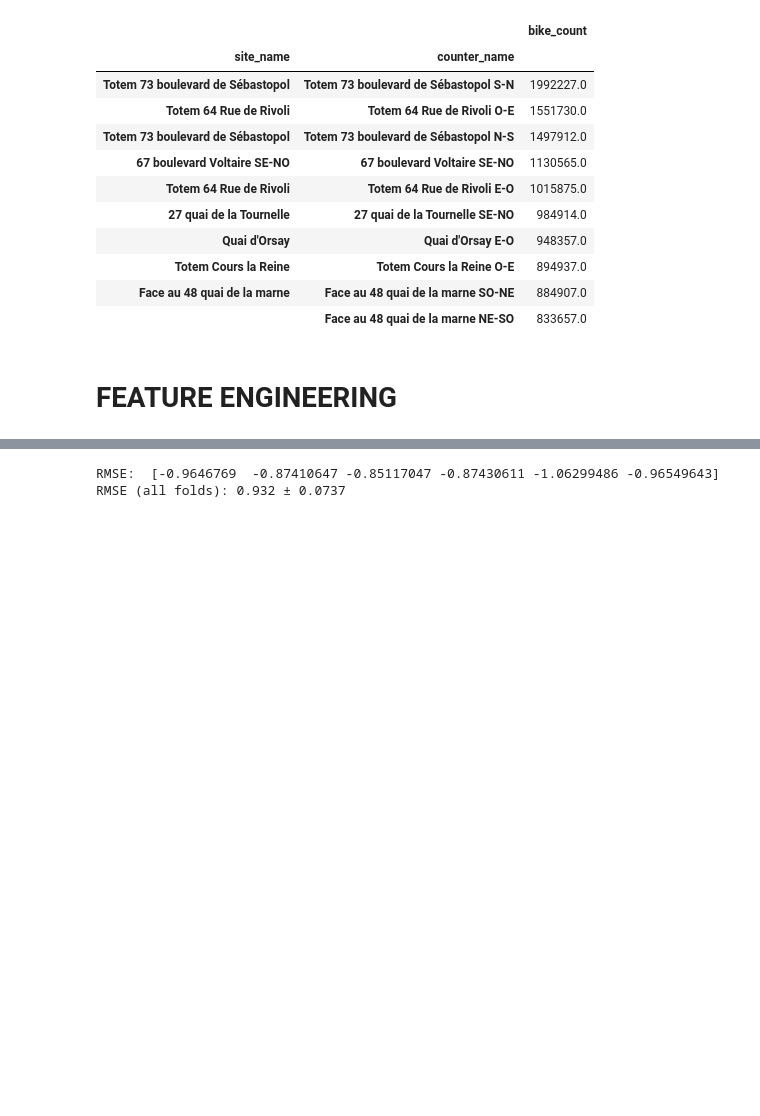
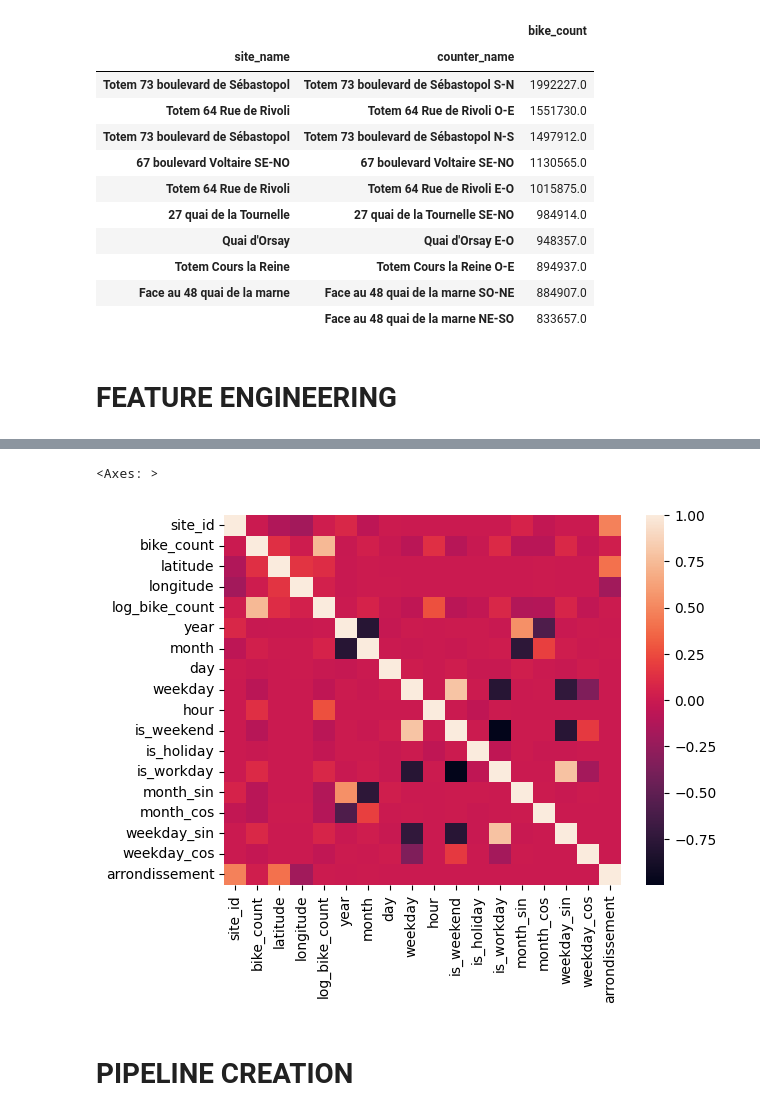
Before and after one commit to victorsotofr/bike_counters_adrien_SENGHOR_victor_SOTO, a Jupyter notebook: data_exploration_victor_SOTO.ipynb, the cells around one changed output, grey strips where cells are left out. Cells and saved outputs as stored; diff of their text form; code cells hidden in the pictures; blank space fills up the shorter version.

Commit message:
Update data_exploration_victor_SOTO.ipynb
Problème de Kernel à résoudre

```diff
--- a/data_exploration_victor_SOTO.ipynb
+++ b/data_exploration_victor_SOTO.ipynb
@@ -148,6 +148,38 @@ data["month_cos"] = np.cos(2 * np.pi * data["month"] / 12)
 
 data["weekday_sin"] = np.sin(2 * np.pi * data["weekday"] / 7)
 data["weekday_cos"] = np.cos(2 * np.pi * data["weekday"] / 7)
+# %%
+# We will add the arrondissements of Paris in which we are located:
+arrondissement_ranges = {
+    1: ((48.861992, 48.865215), (2.332125, 2.336405)),  # 1st arrondissement
+    2: ((48.863206, 48.866611), (2.341881, 2.347173)),  # 2nd arrondissement
+    3: ((48.861255, 48.865822), (2.360033, 2.367505)),  # 3rd arrondissement
+    4: ((48.843799, 48.861194), (2.354573, 2.365420)),  # 4th arrondissement
+    5: ((48.831783, 48.843197), (2.342185, 2.354164)),  # 5th arrondissement
+    6: ((48.841360, 48.851082), (2.322960, 2.335156)),  # 6th arrondissement
+    7: ((48.855246, 48.861785), (2.292324, 2.304169)),  # 7th arrondissement
+    8: ((48.871865, 48.876433), (2.298935, 2.316489)),  # 8th arrondissement
+    9: ((48.878293, 48.886988), (2.332082, 2.342776)),  # 9th arrondissement
+    10: ((48.867081, 48.877137), (2.354785, 2.368476)), # 10th arrondissement
+    11: ((48.860539, 48.868028), (2.368059, 2.377489)), # 11th arrondissement
+    12: ((48.838929, 48.853496), (2.372685, 2.395029)), # 12th arrondissement
+    13: ((48.832859, 48.845874), (2.364123, 2.377156)), # 13th arrondissement
+    14: ((48.835038, 48.844455), (2.308681, 2.334001)), # 14th arrondissement
+    15: ((48.846062, 48.868057), (2.285918, 2.314678)), # 15th arrondissement
+    16: ((48.846780, 48.876165), (2.246473, 2.296048)), # 16th arrondissement
+    17: ((48.873200, 48.887113), (2.284953, 2.319586)), # 17th arrondissement
+    18: ((48.877165, 48.895797), (2.324915, 2.363556)), # 18th arrondissement
+    19: ((48.868440, 48.886066), (2.377394, 2.396128)), # 19th arrondissement
+    20: ((48.855109, 48.873755), (2.382319, 2.411434))  # 20th arrondissement
+}
+
+def find_arrondissement(lat, lon):
+    for arr, ((lat_min, lat_max), (lon_min, lon_max)) in arrondissement_ranges.items():
+        if lat_min <= lat <= lat_max and lon_min <= lon <= lon_max:
+            return arr
+    return None
+
+data['arrondissement'] = data.apply(lambda row: find_arrondissement(row['latitude'], row['longitude']), axis=1)
 # %%
 data.info()
 # %% [output]
@@ -171,6 +203,6 @@ memory usage: 68.7 MB
 # %%
 # We drop some redundant columns:
-data = data.drop(columns=['counter_id', 'site_id', 'bike_count', 'coordinates', 'month', 'weekday'])
+data = data.drop(columns=['counter_id', 'site_id', 'bike_count', 'date', 'coordinates', 'month', 'weekday', 'is_workday'])
 # %%
 data.info()
 # %% [output]
@@ -391,14 +226,11 @@ The disadvantage, is that we can either have the training set size be different
-# %%
-from sklearn.model_selection import TimeSeriesSplit, cross_val_score
-
-cv = TimeSeriesSplit(n_splits=6)
-
-# When using a scorer in scikit-learn it always needs to be better when smaller, hence the minus sign.
-scores = cross_val_score(
-    pipe, X_train, y_train, cv=cv, scoring="neg_root_mean_squared_error"
-)
-print("RMSE: ", scores)
-print(f"RMSE (all folds): {-scores.mean():.3} ± {(-scores).std():.3}")
-# %% [output]
-RMSE:  [-0.9646769  -0.87410647 -0.85117047 -0.87430611 -1.06299486 -0.96549643]
-RMSE (all folds): 0.932 ± 0.0737
+# %%
+import seaborn as sns
+
+numeric_features_names = data.select_dtypes(include=np.number).columns.to_list()
+correlation_matrix = data[numeric_features_names].corr()
+sns.heatmap(correlation_matrix)
+# %% [output]
+<Axes: >
+[figure, added]
+# %% [markdown]
+# __PIPELINE CREATION__
```
Also changed, not shown: parts of 37 cells of this notebook.
